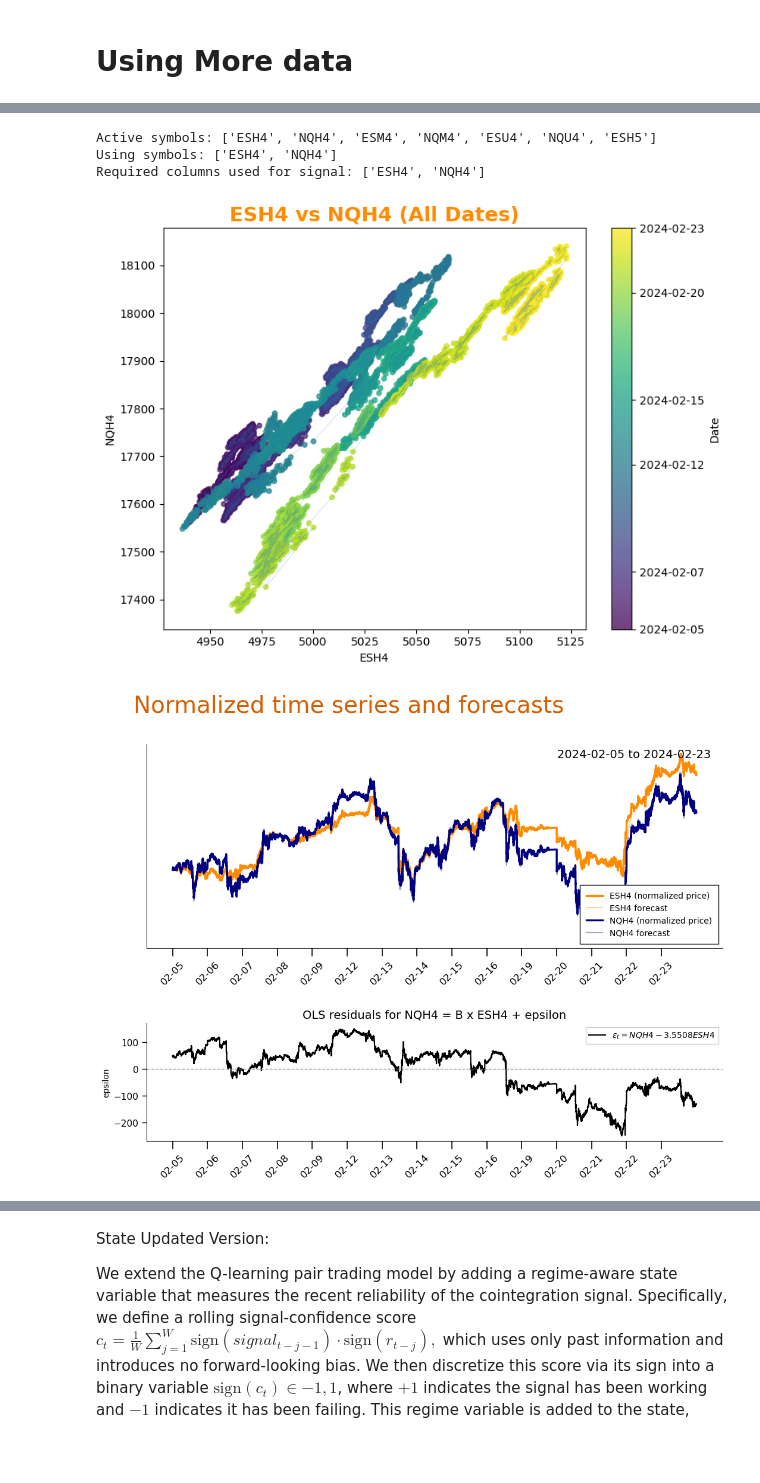
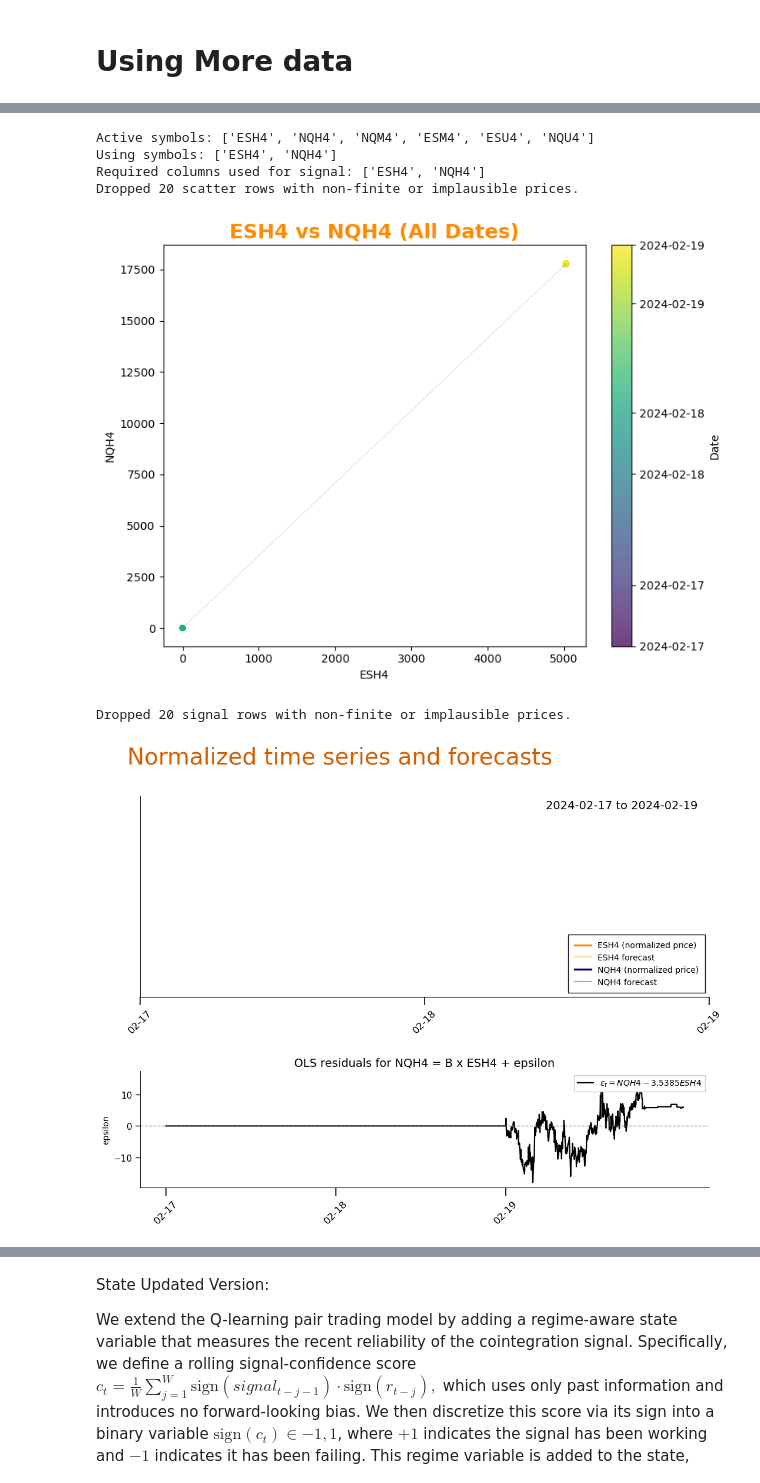
Before and after one commit to Cerinayao/RLHFT, a Jupyter notebook: notebooks/exploration.ipynb, the cells around one changed output, grey strips where cells are left out. Saved outputs shown, nothing was run; the diff lists cells and outputs as text; code cells hidden in the pictures; blank space fills up the shorter version.

```diff
--- a/notebooks/exploration.ipynb
+++ b/notebooks/exploration.ipynb
@@ -561,8 +586,8 @@ def plot_asset_trading_time(df: pd.DataFrame, tickers, colors, display_scales=No
 # %%
 def run_multiday_pipeline_concat(
     db,
-    start_date: str = "2024-02-01",
-    end_date: str = "2024-02-29",
+    start_date: str = "2024-02-05",
+    end_date: str = "2024-02-23",
     date_active: str = "2024.02.05",
     insts=("ES", "NQ"),
     window: int = 60,
@@ -601,6 +626,22 @@ def run_multiday_pipeline_concat(
             return nq_scale
         else:
             return 1.0
+
+    def _clean_price_rows(df_block: pd.DataFrame, price_cols, *, context: str) -> pd.DataFrame:
+        out = df_block.copy()
+        vals = out[price_cols].astype(float)
+        finite_mask = np.isfinite(vals).all(axis=1)
+        scaled = pd.DataFrame(index=out.index)
+        for sym in price_cols:
+            scale = max(float(_scale_for_sym(sym)), 1.0)
+            scaled[sym] = vals[sym] / scale
+        plausible_mask = scaled.abs().le(1e6).all(axis=1)
+        keep_mask = finite_mask & plausible_mask
+        dropped = int((~keep_mask).sum())
+        if dropped:
+            print(f"Dropped {dropped} {context} rows with non-finite or implausible prices.")
+        out[price_cols] = vals
+        return out.loc[keep_mask].copy()
 
     # ---- (1) active symbols (ONCE) ----
     inst_list = "; ".join([f"`{x}" for x in insts])
@@ -708,7 +749,10 @@ def run_multiday_pipeline_concat(
     # ---- (4) ONE scatter plot over ALL dates (NO regression line) ----
     if make_scatter:
         if {"ESH4", "NQH4"}.issubset(df_mid_all.columns):
-            df_sc = df_mid_all[["datetime", "ESH4", "NQH4"]].dropna()
+            df_sc = _clean_price_rows(df_mid_all[["datetime", "ESH4", "NQH4"]], ["ESH4", "NQH4"], context="scatter")
+            df_sc = df_sc.dropna(subset=["ESH4", "NQH4"], how="any")
+            if df_sc.empty:
+                raise ValueError("No valid rows remain for the scatter plot after cleaning prices.")
             cvals = mdates.date2num(df_sc["datetime"])
             tick_idx = np.linspace(0, len(df_sc) - 1, min(6, len(df_sc)), dtype=int)
             tick_vals = cvals[tick_idx]
@@ -733,14 +777,14 @@ def run_multiday_pipeline_concat(
             plt.show()
 
     # ---- (5) compute EW stats + PCA-projection signal ----
-    prices = df_mid_all[["datetime"] + required_cols].copy()
+    prices = _clean_price_rows(df_mid_all[["datetime"] + required_cols], required_cols, context="signal")
     prices = prices.set_index("datetime")
 
     # for PCA state, drop rows where any required asset is missing
     prices = prices.dropna(subset=required_cols, how="any")
 
     if prices.empty:
-        raise ValueError("After dropping missing required prices, no rows remain for signal construction.")
+        raise ValueError("After cleaning missing/implausible required prices, no rows remain for signal construction.")
 
     df_state_all = add_only_A_B_M_signal(prices, window=window, eps=eps)
 
@@ -1004,22 +1070,25 @@ def plot_trading_time_cum(cum: pd.Series, title: str):
 # %%
 sym_active, df_mid_all, df_state_all = run_multiday_pipeline_concat(
     db,
-    start_date="2024-02-01",
-    end_date="2024-02-29",
+    start_date="2024-02-17",
+    end_date="2024-02-19",
+    date_active="2024.02.19",
     insts=("ES", "NQ"),
 )
 
 df_2 = build_discrete_2asset_input(
     df_state_all,
     col_a="ESH4",
     col_b="NQH4",
 )
 # %% [output]
-Active symbols: ['ESH4', 'NQH4', 'ESM4', 'NQM4', 'ESU4', 'NQU4', 'ESH5']
+Active symbols: ['ESH4', 'NQH4', 'NQM4', 'ESM4', 'ESU4', 'NQU4']
 Using symbols: ['ESH4', 'NQH4']
 Required columns used for signal: ['ESH4', 'NQH4']
+Dropped 20 scatter rows with non-finite or implausible prices.
-[figure, old version]
+[figure, new version]
+Dropped 20 signal rows with non-finite or implausible prices.
-[figure, old version]
+[figure, new version]
 # %%
 out_rule_2 = run_rule_2asset_discrete(
     df_2,
```
Also changed, not shown: parts of 8 cells of this notebook, 1 other file.
